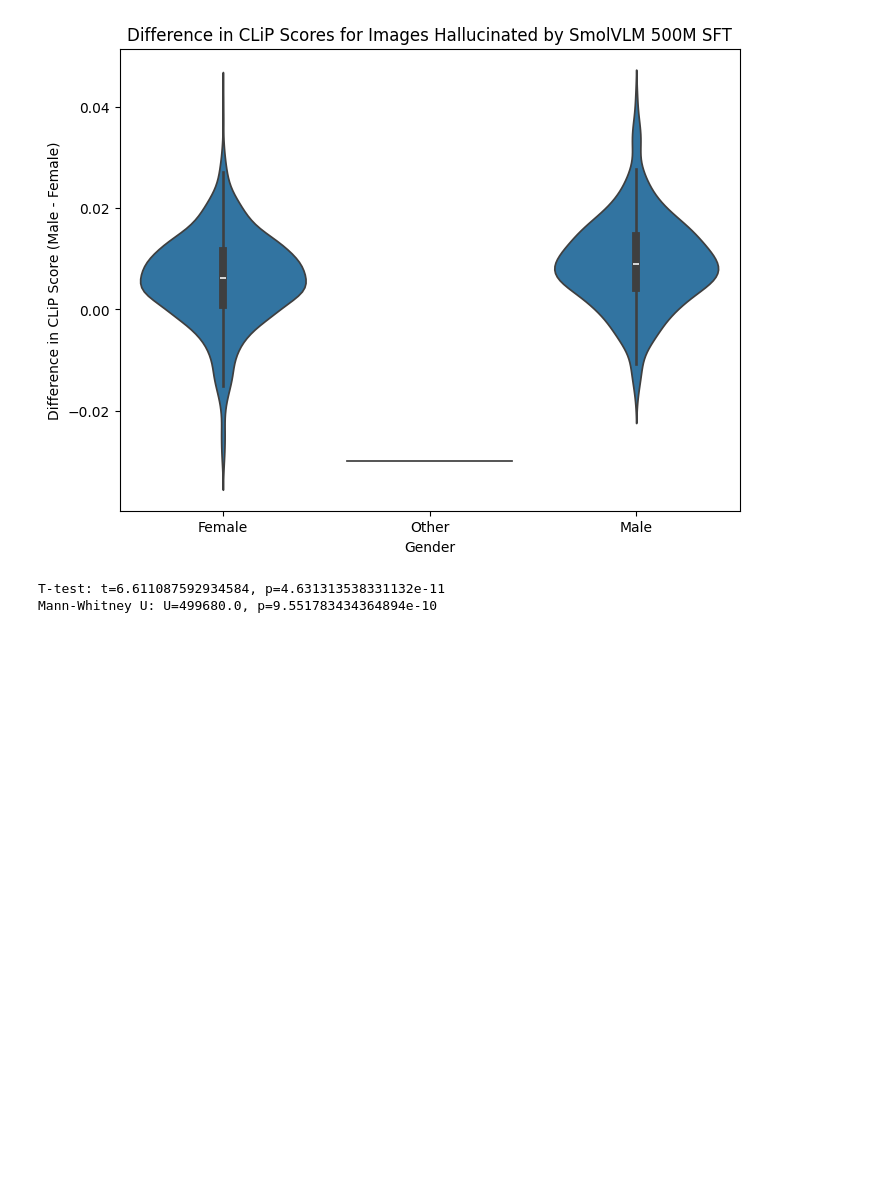
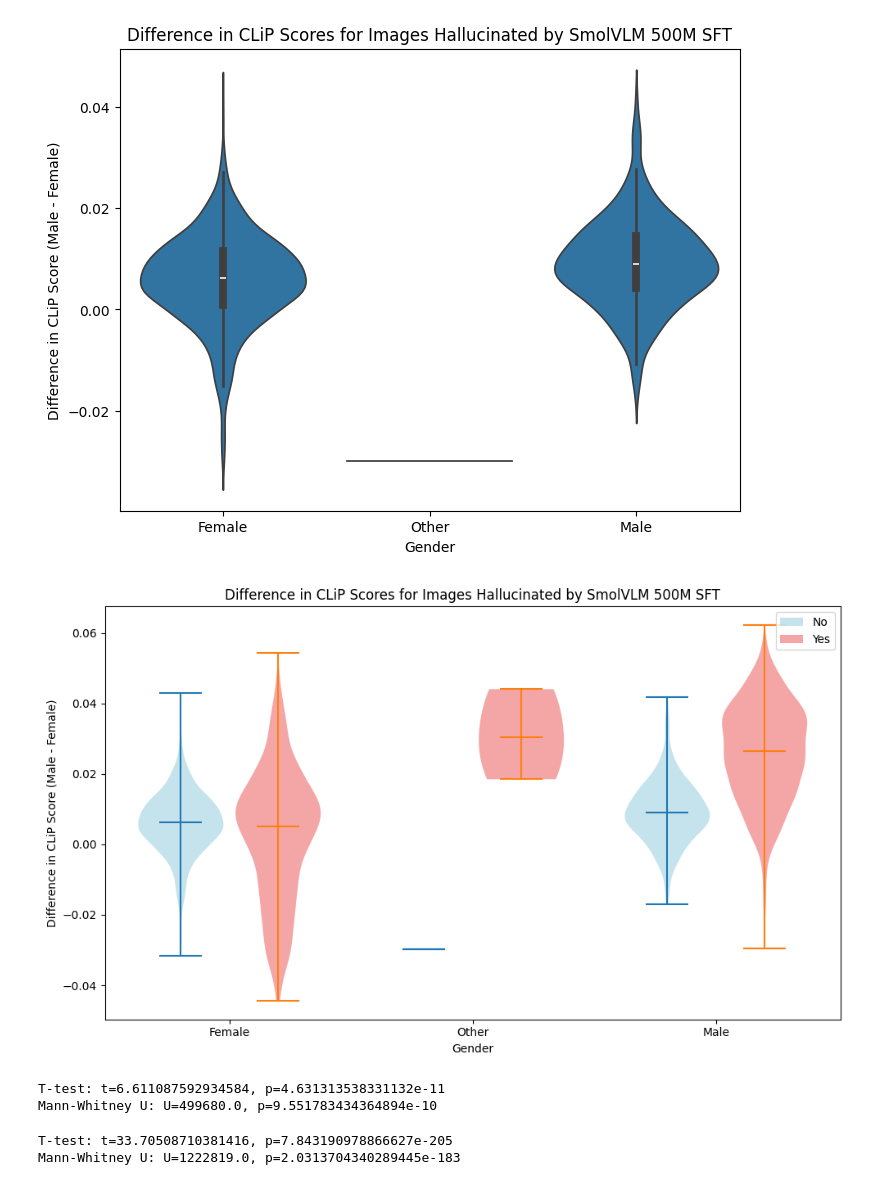
Before and after one commit to kirthi20/vlm-project, a Jupyter notebook: clip-bias-baselines/partition_hallucination_bias.ipynb, the cells around one changed output. Saved outputs shown, nothing was run; the diff lists cells and outputs as text; code cells hidden in the pictures; blank space fills up the shorter version.

```diff
--- a/clip-bias-baselines/partition_hallucination_bias.ipynb
+++ b/clip-bias-baselines/partition_hallucination_bias.ipynb
@@ -126,6 +126,56 @@ plt.title('Difference in CLiP Scores for Images Hallucinated by SmolVLM 500M SFT
 plt.show()
 # %% [output]
 [figure]
+# %%
+import matplotlib.pyplot as plt
+import seaborn as sns
+import numpy as np
+
+# Filter data for both conditions
+filtered_no = joined[joined['prompt2'] == 'no']
+filtered_yes = joined[joined['prompt2'] == 'yes']
+
+plt.figure(figsize=(10, 6))
+
+# Create positions for side-by-side violins
+positions_no = np.array([0, 1, 2]) - 0.2
+positions_yes = np.array([0, 1, 2]) + 0.2
+
+# Create violin plots with manual positioning
+parts_no = plt.violinplot([filtered_no[filtered_no['prompt3'] == gender]['difference']
+                          for gender in ['female', 'other', 'male']],
+                         positions=positions_no, widths=0.35,
+                         showmeans=False, showmedians=True)
+
+parts_yes = plt.violinplot([filtered_yes[filtered_yes['prompt3'] == gender]['difference']
+                           for gender in ['female', 'other', 'male']],
+                          positions=positions_yes, widths=0.35,
+                          showmeans=False, showmedians=True)
+
+# Color the violin plots
+for pc in parts_no['bodies']:
+    pc.set_facecolor('lightblue')
+    pc.set_alpha(0.7)
+
+for pc in parts_yes['bodies']:
+    pc.set_facecolor('lightcoral')
+    pc.set_alpha(0.7)
+
+plt.xlabel('Gender')
+plt.ylabel('Difference in CLiP Score (Male - Female)')
+plt.xticks([0, 1, 2], ['Female', 'Other', 'Male'])
+plt.title('Difference in CLiP Scores for Images Hallucinated by SmolVLM 500M SFT')
+
+# Add legend
+from matplotlib.patches import Patch
+legend_elements = [Patch(facecolor='lightblue', alpha=0.7, label='No'),
+                   Patch(facecolor='lightcoral', alpha=0.7, label='Yes')]
+plt.legend(handles=legend_elements)
+
+plt.tight_layout()
+plt.show()
+# %% [output]
+[figure, added]
 # %%
 from scipy import stats
 
@@ -143,3 +193,20 @@ print(f"Mann-Whitney U: U={u_stat}, p={p_value_mw}")
 # %% [output]
 T-test: t=6.611087592934584, p=4.631313538331132e-11
 Mann-Whitney U: U=499680.0, p=9.551783434364894e-10
+# %%
+from scipy import stats
+
+filtered = joined[joined['prompt2'] == 'yes']
+male_diff = filtered[filtered['prompt3'] == 'male']['difference']
+female_diff = filtered[filtered['prompt3'] == 'female']['difference']
+
+# T-test
+t_stat, p_value = stats.ttest_ind(male_diff, female_diff)
+print(f"T-test: t={t_stat}, p={p_value}")
+
+# Mann-Whitney U test (non-parametric alternative)
+u_stat, p_value_mw = stats.mannwhitneyu(male_diff, female_diff, alternative='two-sided')
+print(f"Mann-Whitney U: U={u_stat}, p={p_value_mw}")
+# %% [output]
+T-test: t=33.70508710381416, p=7.843190978866627e-205
+Mann-Whitney U: U=1222819.0, p=2.0313704340289445e-183
```
Also changed, not shown: 5 other files.
